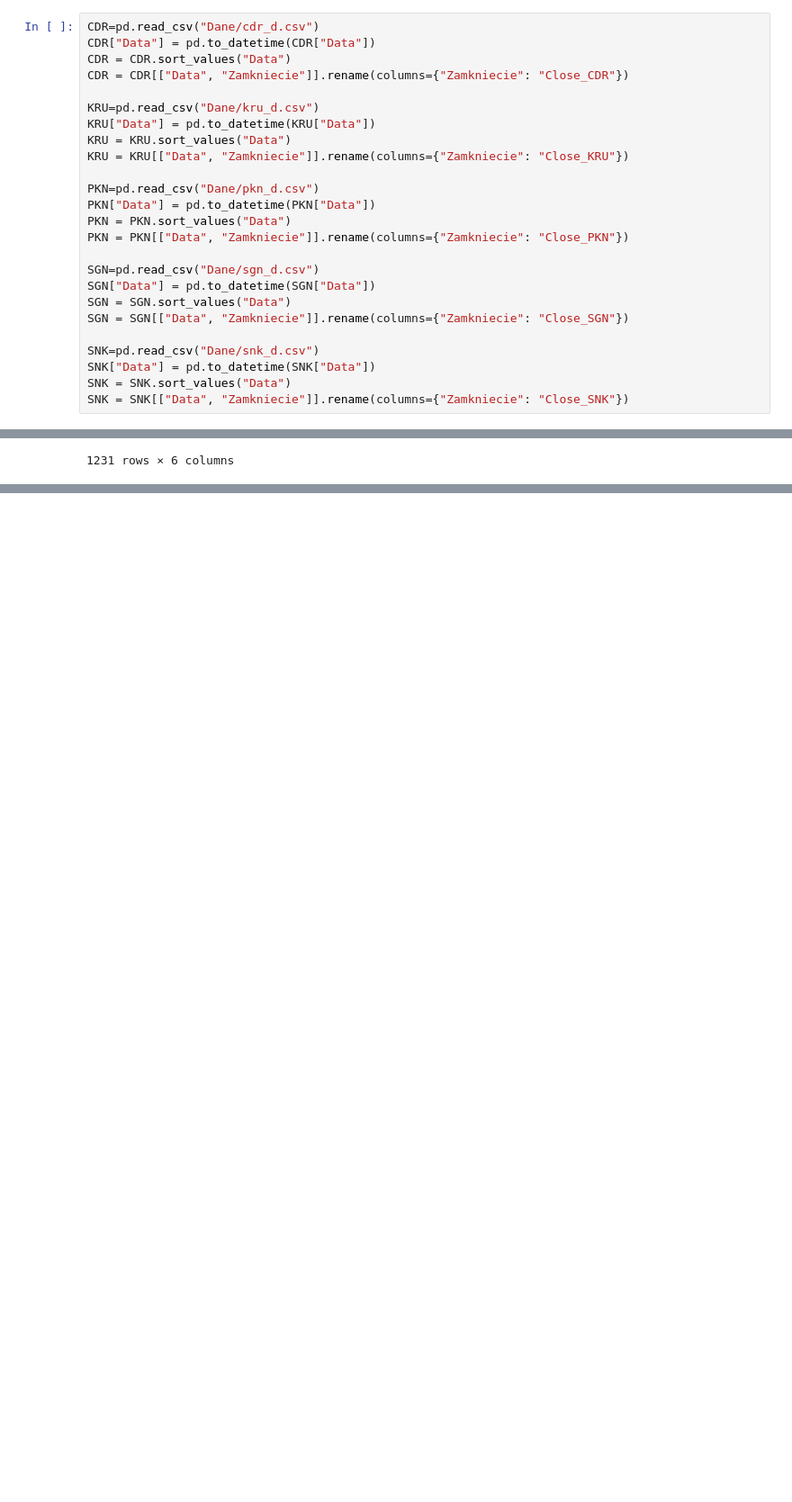
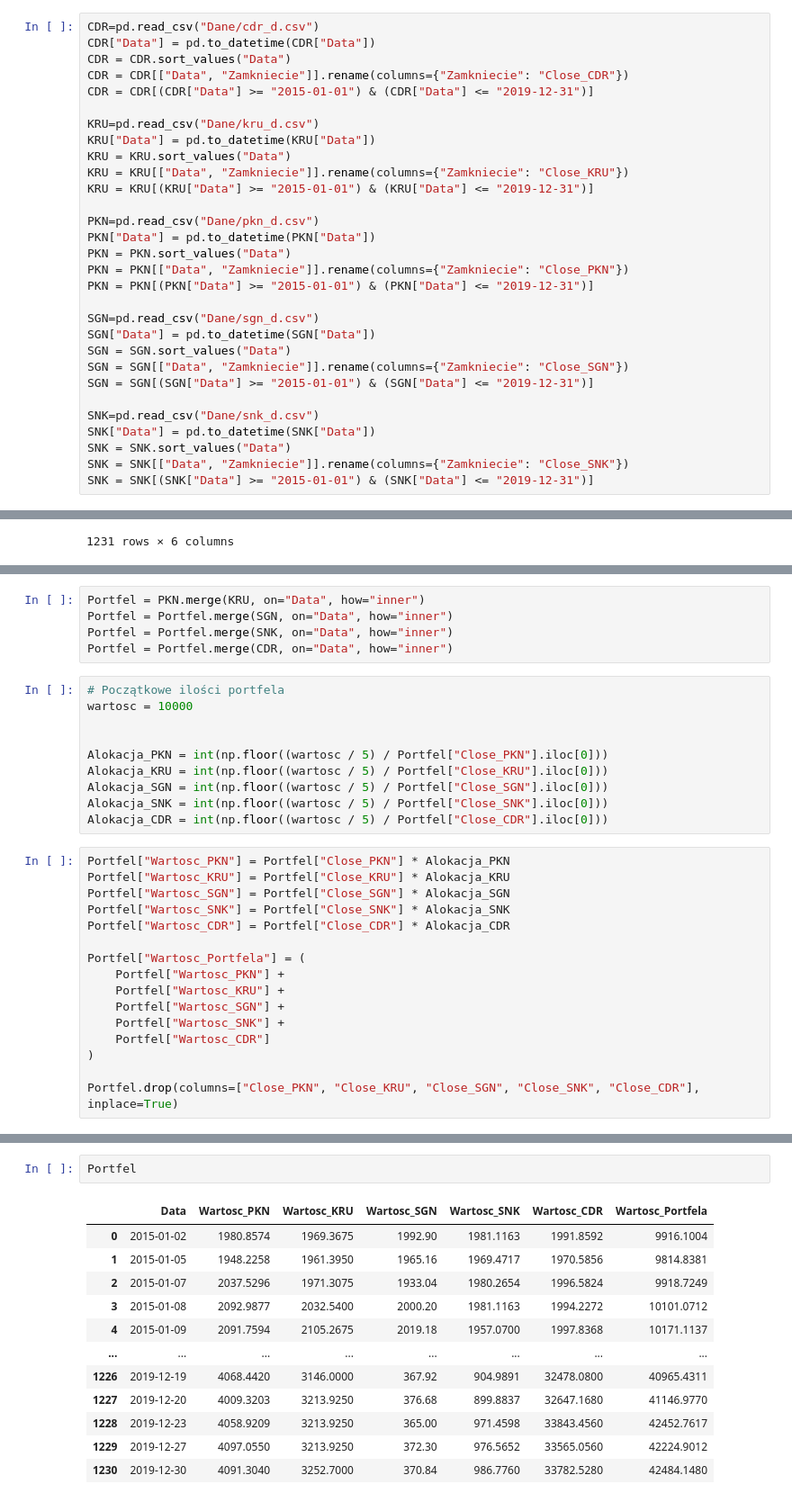
Before and after one commit to Alecz3k/Dyplomowa, a Jupyter notebook: akcje.ipynb, the cells around one changed output, grey strips where cells are left out. Shown at 90% size. Cells and saved outputs as stored; diff of their text form; blank space fills up the shorter version.

```diff
--- a/akcje.ipynb
+++ b/akcje.ipynb
@@ -8,23 +8,28 @@ CDR=pd.read_csv("Dane/cdr_d.csv")
 CDR["Data"] = pd.to_datetime(CDR["Data"])
 CDR = CDR.sort_values("Data")
 CDR = CDR[["Data", "Zamkniecie"]].rename(columns={"Zamkniecie": "Close_CDR"})
+CDR = CDR[(CDR["Data"] >= "2015-01-01") & (CDR["Data"] <= "2019-12-31")]
 
 KRU=pd.read_csv("Dane/kru_d.csv")
 KRU["Data"] = pd.to_datetime(KRU["Data"])
 KRU = KRU.sort_values("Data")
 KRU = KRU[["Data", "Zamkniecie"]].rename(columns={"Zamkniecie": "Close_KRU"})
+KRU = KRU[(KRU["Data"] >= "2015-01-01") & (KRU["Data"] <= "2019-12-31")]
 
 PKN=pd.read_csv("Dane/pkn_d.csv")
 PKN["Data"] = pd.to_datetime(PKN["Data"])
 PKN = PKN.sort_values("Data")
 PKN = PKN[["Data", "Zamkniecie"]].rename(columns={"Zamkniecie": "Close_PKN"})
+PKN = PKN[(PKN["Data"] >= "2015-01-01") & (PKN["Data"] <= "2019-12-31")]
 
 SGN=pd.read_csv("Dane/sgn_d.csv")
 SGN["Data"] = pd.to_datetime(SGN["Data"])
 SGN = SGN.sort_values("Data")
 SGN = SGN[["Data", "Zamkniecie"]].rename(columns={"Zamkniecie": "Close_SGN"})
+SGN = SGN[(SGN["Data"] >= "2015-01-01") & (SGN["Data"] <= "2019-12-31")]
 
 SNK=pd.read_csv("Dane/snk_d.csv")
 SNK["Data"] = pd.to_datetime(SNK["Data"])
 SNK = SNK.sort_values("Data")
 SNK = SNK[["Data", "Zamkniecie"]].rename(columns={"Zamkniecie": "Close_SNK"})
+SNK = SNK[(SNK["Data"] >= "2015-01-01") & (SNK["Data"] <= "2019-12-31")]
@@ -82,0 +107,31 @@ plt.show()
+# %%
+Portfel = PKN.merge(KRU, on="Data", how="inner")
+Portfel = Portfel.merge(SGN, on="Data", how="inner")
+Portfel = Portfel.merge(SNK, on="Data", how="inner")
+Portfel = Portfel.merge(CDR, on="Data", how="inner")
+# %%
+# Początkowe ilości portfela
+wartosc = 10000
+
+
+Alokacja_PKN = int(np.floor((wartosc / 5) / Portfel["Close_PKN"].iloc[0]))
+Alokacja_KRU = int(np.floor((wartosc / 5) / Portfel["Close_KRU"].iloc[0]))
+Alokacja_SGN = int(np.floor((wartosc / 5) / Portfel["Close_SGN"].iloc[0]))
+Alokacja_SNK = int(np.floor((wartosc / 5) / Portfel["Close_SNK"].iloc[0]))
+Alokacja_CDR = int(np.floor((wartosc / 5) / Portfel["Close_CDR"].iloc[0]))
+# %%
+Portfel["Wartosc_PKN"] = Portfel["Close_PKN"] * Alokacja_PKN
+Portfel["Wartosc_KRU"] = Portfel["Close_KRU"] * Alokacja_KRU
+Portfel["Wartosc_SGN"] = Portfel["Close_SGN"] * Alokacja_SGN
+Portfel["Wartosc_SNK"] = Portfel["Close_SNK"] * Alokacja_SNK
+Portfel["Wartosc_CDR"] = Portfel["Close_CDR"] * Alokacja_CDR
+
+Portfel["Wartosc_Portfela"] = (
+    Portfel["Wartosc_PKN"] +
+    Portfel["Wartosc_KRU"] +
+    Portfel["Wartosc_SGN"] +
+    Portfel["Wartosc_SNK"] +
+    Portfel["Wartosc_CDR"]
+)
+
+Portfel.drop(columns=["Close_PKN", "Close_KRU", "Close_SGN", "Close_SNK", "Close_CDR"], inplace=True)
@@ -82,0 +141,15 @@ plt.show()
+# %%
+Portfel
+# %% [output]
+|  | Data | Wartosc_PKN | Wartosc_KRU | Wartosc_SGN | Wartosc_SNK | Wartosc_CDR | Wartosc_Portfela |
+| 0 | 2015-01-02 | 1980.8574 | 1969.3675 | 1992.90 | 1981.1163 | 1991.8592 | 9916.1004 |
+| 1 | 2015-01-05 | 1948.2258 | 1961.3950 | 1965.16 | 1969.4717 | 1970.5856 | 9814.8381 |
+| 2 | 2015-01-07 | 2037.5296 | 1971.3075 | 1933.04 | 1980.2654 | 1996.5824 | 9918.7249 |
+| 3 | 2015-01-08 | 2092.9877 | 2032.5400 | 2000.20 | 1981.1163 | 1994.2272 | 10101.0712 |
+| 4 | 2015-01-09 | 2091.7594 | 2105.2675 | 2019.18 | 1957.0700 | 1997.8368 | 10171.1137 |
+| ... | ... | ... | ... | ... | ... | ... | ... |
+| 1226 | 2019-12-19 | 4068.4420 | 3146.0000 | 367.92 | 904.9891 | 32478.0800 | 40965.4311 |
+| 1227 | 2019-12-20 | 4009.3203 | 3213.9250 | 376.68 | 899.8837 | 32647.1680 | 41146.9770 |
+| 1228 | 2019-12-23 | 4058.9209 | 3213.9250 | 365.00 | 971.4598 | 33843.4560 | 42452.7617 |
+| 1229 | 2019-12-27 | 4097.0550 | 3213.9250 | 372.30 | 976.5652 | 33565.0560 | 42224.9012 |
+| 1230 | 2019-12-30 | 4091.3040 | 3252.7000 | 370.84 | 986.7760 | 33782.5280 | 42484.1480 |
```
Also changed, not shown: parts of 5 cells of this notebook, 1 other file.
